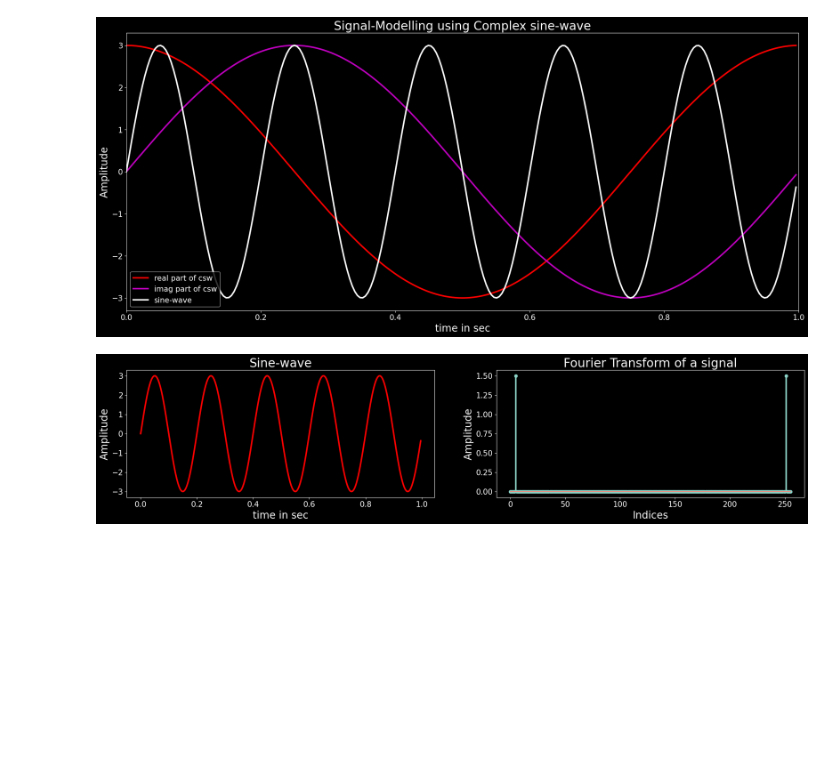
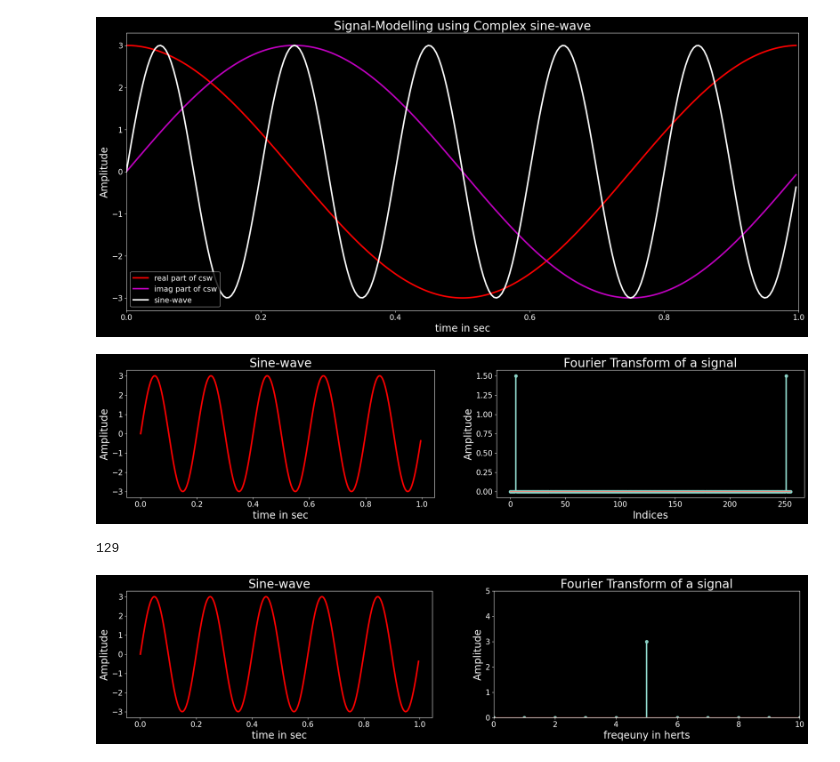
Before and after one commit to RahulChowdary221/Hello-DSP, a Jupyter notebook: fourier_transform.ipynb, the cells around one changed output. Drawn from its saved outputs; the diff is of its cells as text; code cells hidden in the pictures; blank space fills up the shorter version.

Commit message:
fear:added fourier transform plot for multiple sinwaves

```diff
--- a/fourier_transform.ipynb
+++ b/fourier_transform.ipynb
@@ -157,3 +157,53 @@ plt.title('Fourier Transform of a signal',fontsize=24)
 plt.show()
 # %% [output]
 [figure]
+# %%
+import numpy as np
+import matplotlib.pyplot as plt
+from matplotlib import style
+srate=256
+amp=3
+f=5 #hz
+t=np.arange(0,1,1/srate)
+x=amp*np.sin(2*np.pi*f*t)
+X=np.zeros(len(x),dtype=complex)
+for freq in range(0,len(t)):
+ csw=np.exp(-1j*2*np.pi*freq*t)
+ X[freq]=np.sum(x*csw)
+amps=2*np.abs(X)/len(t); #multipliting by 2 to incorporate negative frequencies on complex sinusoids
+# %%
+#converting indices to frquencies
+#There are 0 to 255 indices at which the sinewave .These are frequencies indices
+#not the frequencies in hertz,Since we have n=256,indices including zero,ie n/2=128 we get..
+#negate waveforms of first 128 samples.it means after n=128,
+#Thus frequencis are violating the nyquist criteria
+#Thus inorder to convert indices into hertz we need (n/2+1) or (n/2)linearly spaced btw zero
+#Nyquist (srate/2) as shown
+import math
+Nyquist =srate/2
+Hz=np.linspace(0,Nyquist,math.floor(len(t)/2 +1))
+# %%
+math.floor(len(t)/2 +1)
+# %% [output]
+129
+# %%
+plt.figure(figsize=(24,10))
+style.use('dark_background')
+plt.rcParams['xtick.labelsize']=15
+plt.rcParams['xtick.labelsize']=15
+plt.subplot(2,2,1)
+plt.plot(t,x,'r-',linewidth=3,label='sine-wave')
+plt.xlabel('time in sec',fontsize=20)
+plt.ylabel('Amplitude',fontsize=20)
+plt.title('Sine-wave',fontsize=24)
+plt.subplot(2,2,2)
+markerline,stemlines,baseline=plt.stem(Hz,amps[range(0,len(Hz))])
+plt.setp(stemlines,'linewidth',3)
+plt.xlim(0,10)
+plt.ylim(0,5)
+plt.xlabel('freqeuny in herts',fontsize=20)
+plt.ylabel('Amplitude',fontsize=20)
+plt.title('Fourier Transform of a signal',fontsize=24)
+plt.show()
+# %% [output]
+[figure, added]
```
Also changed, not shown: parts of 2 cells of this notebook.
